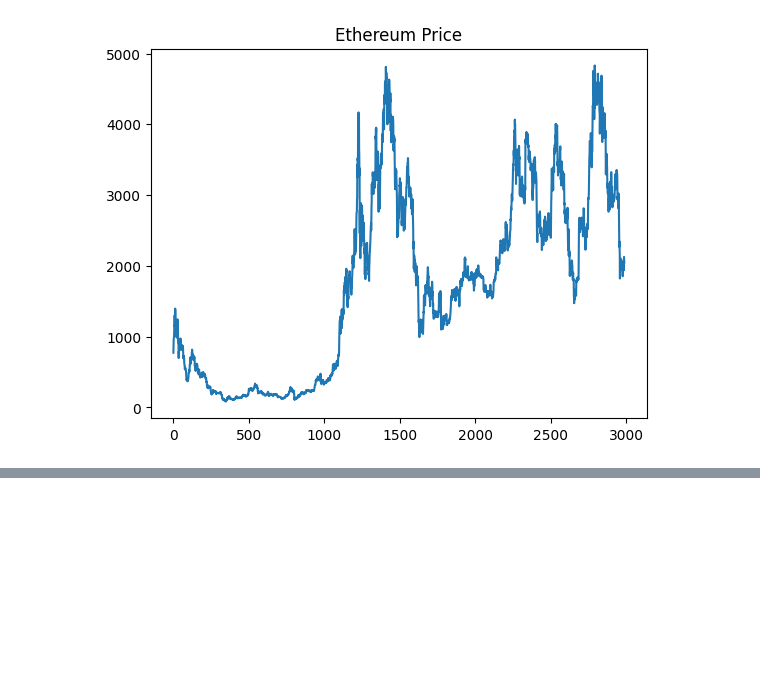
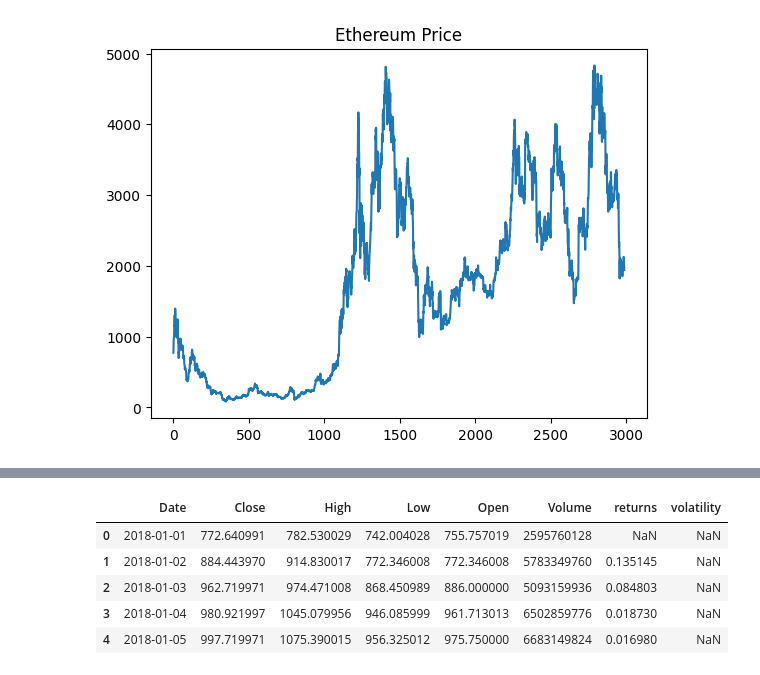
Before and after one commit to AnkitaJaiswal375/eth-volatility-prediction, a Jupyter notebook: test.ipynb, the cells around one changed output, grey strips where cells are left out. Saved outputs shown, nothing was run; the diff lists cells and outputs as text; code cells hidden in the pictures; blank space fills up the shorter version.

```diff
--- a/test.ipynb
+++ b/test.ipynb
@@ -30,0 +46,9 @@ plt.show()
+# %%
+eth.head()
+# %% [output]
+|  | Date | Close | High | Low | Open | Volume | returns | volatility |
+| 0 | 2018-01-01 | 772.640991 | 782.530029 | 742.004028 | 755.757019 | 2595760128 | NaN | NaN |
+| 1 | 2018-01-02 | 884.443970 | 914.830017 | 772.346008 | 772.346008 | 5783349760 | 0.135145 | NaN |
+| 2 | 2018-01-03 | 962.719971 | 974.471008 | 868.450989 | 886.000000 | 5093159936 | 0.084803 | NaN |
+| 3 | 2018-01-04 | 980.921997 | 1045.079956 | 946.085999 | 961.713013 | 6502859776 | 0.018730 | NaN |
+| 4 | 2018-01-05 | 997.719971 | 1075.390015 | 956.325012 | 975.750000 | 6683149824 | 0.016980 | NaN |
```
Also changed, not shown: parts of 10 cells of this notebook, 1 other file.
